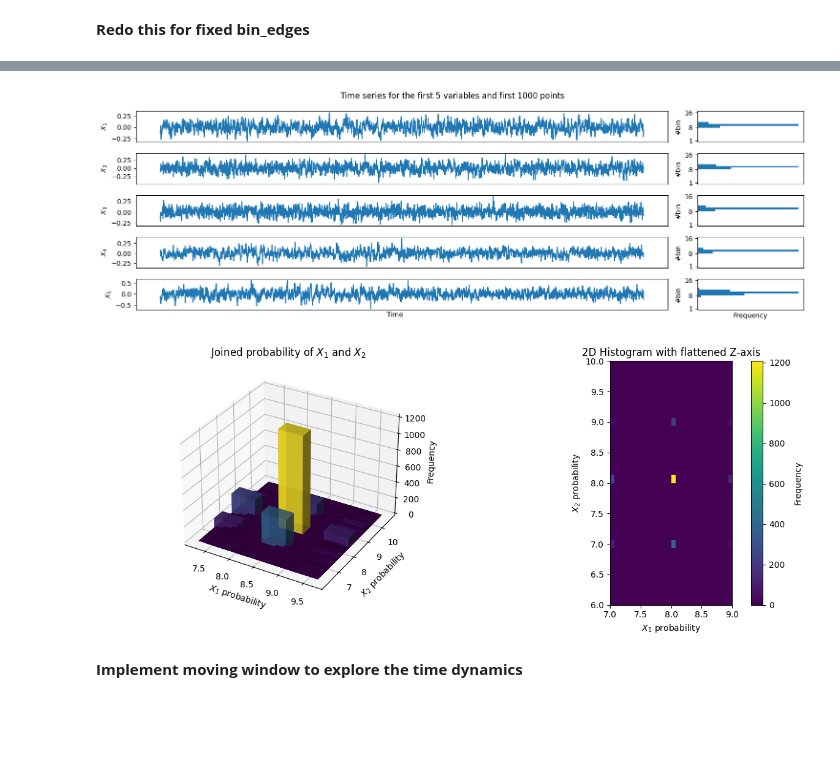
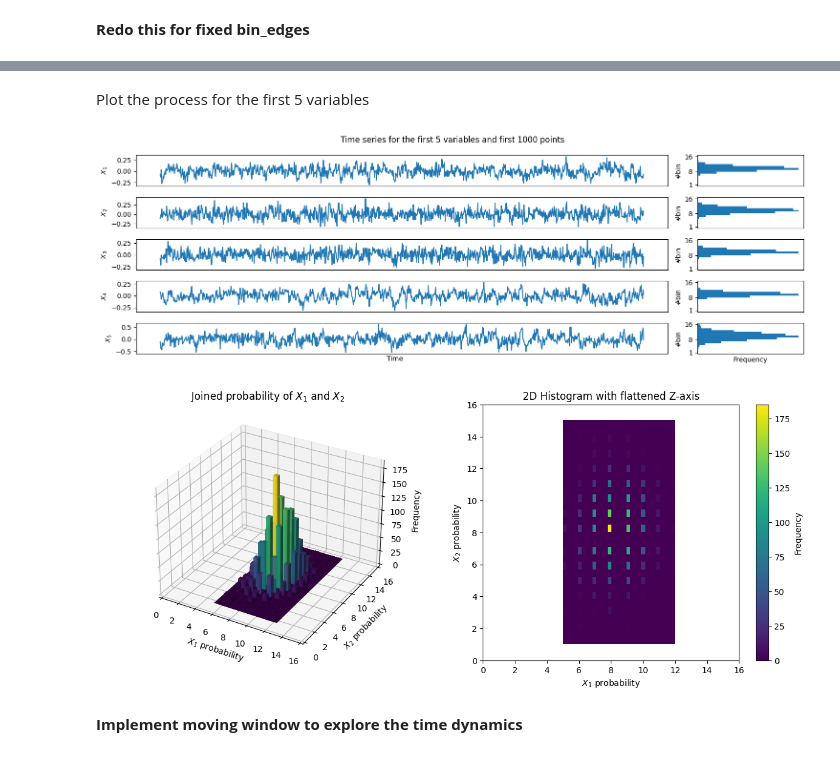
Before and after one commit to cyrilrommens/Free_energy_of_simplicial_complexes, a Jupyter notebook: Week_18.ipynb, the cells around one changed output, grey strips where cells are left out. Saved outputs shown, nothing was run; the diff lists cells and outputs as text; code cells hidden in the pictures; blank space fills up the shorter version.

```diff
--- a/Week_18.ipynb
+++ b/Week_18.ipynb
@@ -259,9 +329,13 @@ discretized_time_series
+# %% [markdown]
+Plot the process for the first 5 variables
 # %%
 # Example DataFrame creation for demonstration
+df = pd.read_csv('Cyril\\100206_rfMRI_REST1_Atlas_MSMAll_hp2000_clean_Schaefer2018_100Parcels_7Networks_Tian_Subcortex_S1_3T.txt', sep='\t', header=None)
 df = df.T
+df = df[:1000]
 
 # Determine the number of subplots to create
-num_subplots = min(len(df.columns), 5)
+num_subplots = 5
 
 # Plotting
 fig, axes = plt.subplots(nrows=num_subplots, ncols=2, figsize=(15, 5),
@@ -276,6 +350,7 @@ for i, col in enumerate(df.columns[:num_subplots]):  # Limit to num_subplots
 
     # Plot histogram
     axes[i, 1].hist(discretized_time_series.T[col], bins=np.arange(0, 16, 1), orientation='horizontal')
+    #axes[i, 1].hist(discretized_time_series.T[col], orientation='horizontal')
     axes[i, 1].set_ylabel('#bin')
     axes[i, 1].set_yticks([0,7,15])
     axes[i, 1].set_yticklabels(['1','8','16'])
@@ -291,7 +366,7 @@ plt.tight_layout()
 # Display plot
 plt.show()
 # %% [output]
-[figure, old version]
+[figure, new version]
 # %%
 np.savetxt('discretized_time_series.txt',discretized_time_series.T)
 # %%
@@ -299,40 +374,44 @@ discretized_time_series = pd.read_csv('discretized_time_series.txt', sep=' ', he
 # %%
 # Example for two correlations
 x = discretized_time_series.iloc[:, 0].tolist()
-y = discretized_time_series.iloc[:, 1].tolist()
+y = discretized_time_series.iloc[:, 4].tolist()
 
 # Create figure and subplots
 fig, ax = plt.subplots(1, 2, figsize=(12, 5))
 
 # Plot 3D histogram
 ax1 = fig.add_subplot(121, projection='3d')
 hist, xedges, yedges = np.histogram2d(x, y, bins=30)
 xpos, ypos = np.meshgrid(xedges[:-1] + 0.25, yedges[:-1] + 0.25, indexing="ij")
 xpos = xpos.ravel()
 ypos = ypos.ravel()
 zpos = np.zeros_like(xpos)
 dx = dy = 0.5 * np.ones_like(zpos)
 dz = hist.ravel()
 ax1.bar3d(xpos, ypos, zpos, dx, dy, dz, zsort='average', color=plt.cm.viridis(dz / dz.max()), alpha=0.8)
 ax1.set_xlabel('$X_1$ probability')
 ax1.set_ylabel('$X_2$ probability')
 ax1.set_zlabel('Frequency')
 ax1.set_title('Joined probability of $X_1$ and $X_2$')
+ax1.set_xlim(0, 16)
+ax1.set_ylim(0, 16)
 
 # Plot 2D histogram
 hist, xedges, yedges = np.histogram2d(x, y, bins=30)
 img = ax[1].imshow(hist.T, extent=[xedges[0], xedges[-1], yedges[0], yedges[-1]], origin='lower', cmap='viridis')
 ax[1].set_xlabel('$X_1$ probability')
 ax[1].set_ylabel('$X_2$ probability')
 ax[1].set_title('2D Histogram with flattened Z-axis')
+ax[1].set_xlim(0, 16)
+ax[1].set_ylim(0, 16)
 
 # Figure specs
 plt.colorbar(img, ax=ax[1], label='Frequency')
 ax[0].axis('off')
 plt.tight_layout()
 plt.show()
 # %% [output]
-[figure, old version]
+[figure, new version]
 # %% [markdown]
 **Implement moving window to explore the time dynamics**
 # %%
```
Also changed, not shown: parts of 8 cells of this notebook, 2 other files.
